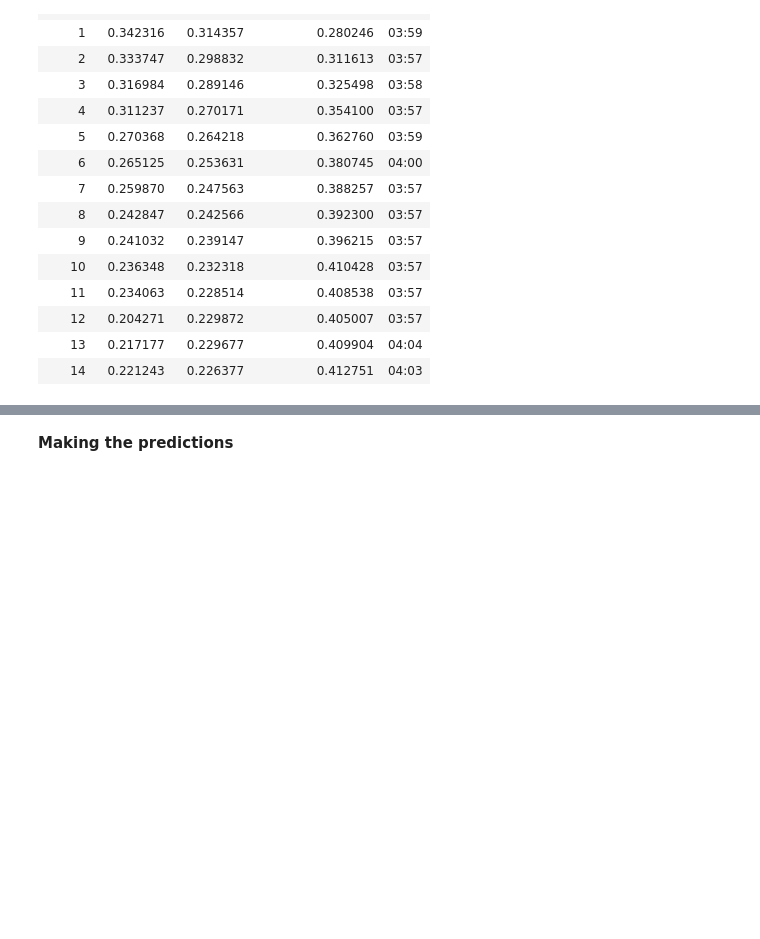
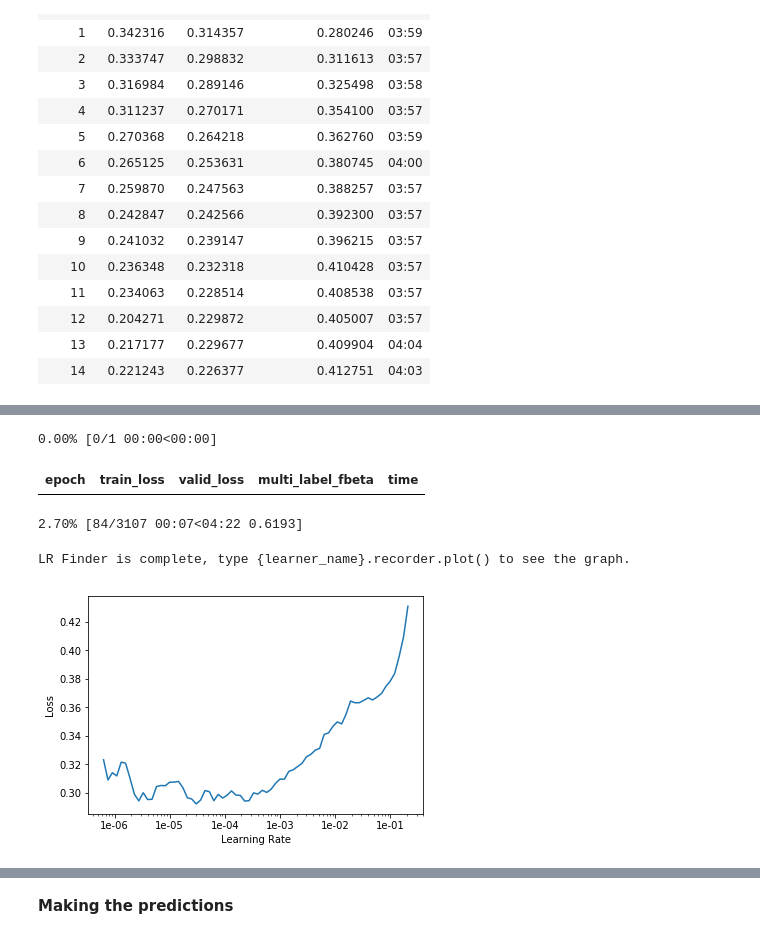
Before and after one commit to AksChougule/kaggle-competitions, a Jupyter notebook: human-protein-atlas/model-v5.ipynb, the cells around one changed output, grey strips where cells are left out. Cells and saved outputs as stored; diff of their text form; code cells hidden in the pictures; blank space fills up the shorter version.

```diff
--- a/human-protein-atlas/model-v5.ipynb
+++ b/human-protein-atlas/model-v5.ipynb
@@ -269,0 +316,4 @@ learn.fit_one_cycle(15, slice(1e-5, lr/5))
+# %%
+# 0.01 gives NaN
+lr = 0.001
+learn.fit_one_cycle(5, slice(lr))
@@ -269,0 +329,9 @@ learn.fit_one_cycle(15, slice(1e-5, lr/5))
+# %%
+learn.lr_find()
+learn.recorder.plot()
+# %% [output]
+0.00% [0/1 00:00<00:00]
+| epoch | train_loss | valid_loss | multi_label_fbeta | time |
+2.70% [84/3107 00:07<04:22 0.6193]
+LR Finder is complete, type {learner_name}.recorder.plot() to see the graph.
+[figure, added]
```
Also changed, not shown: parts of 16 cells of this notebook.
